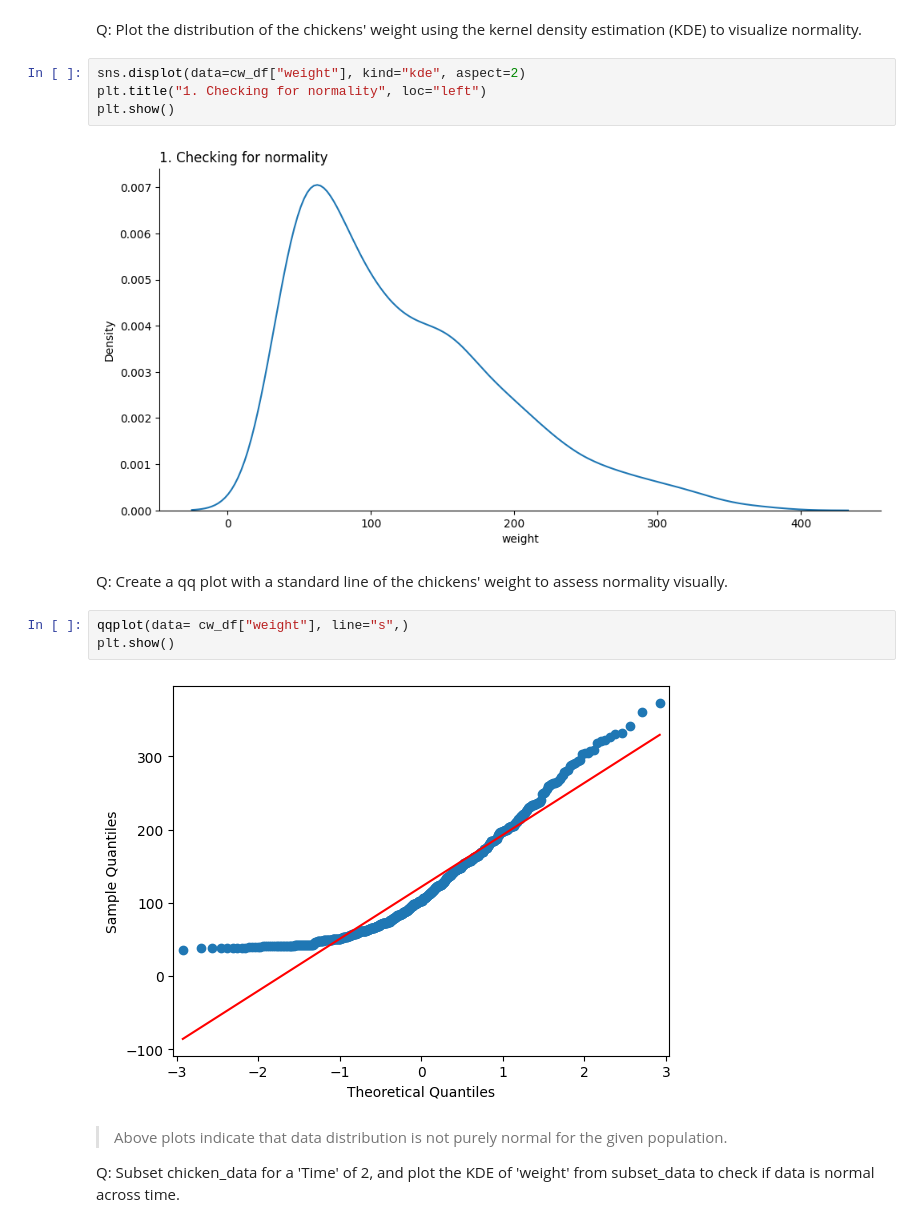
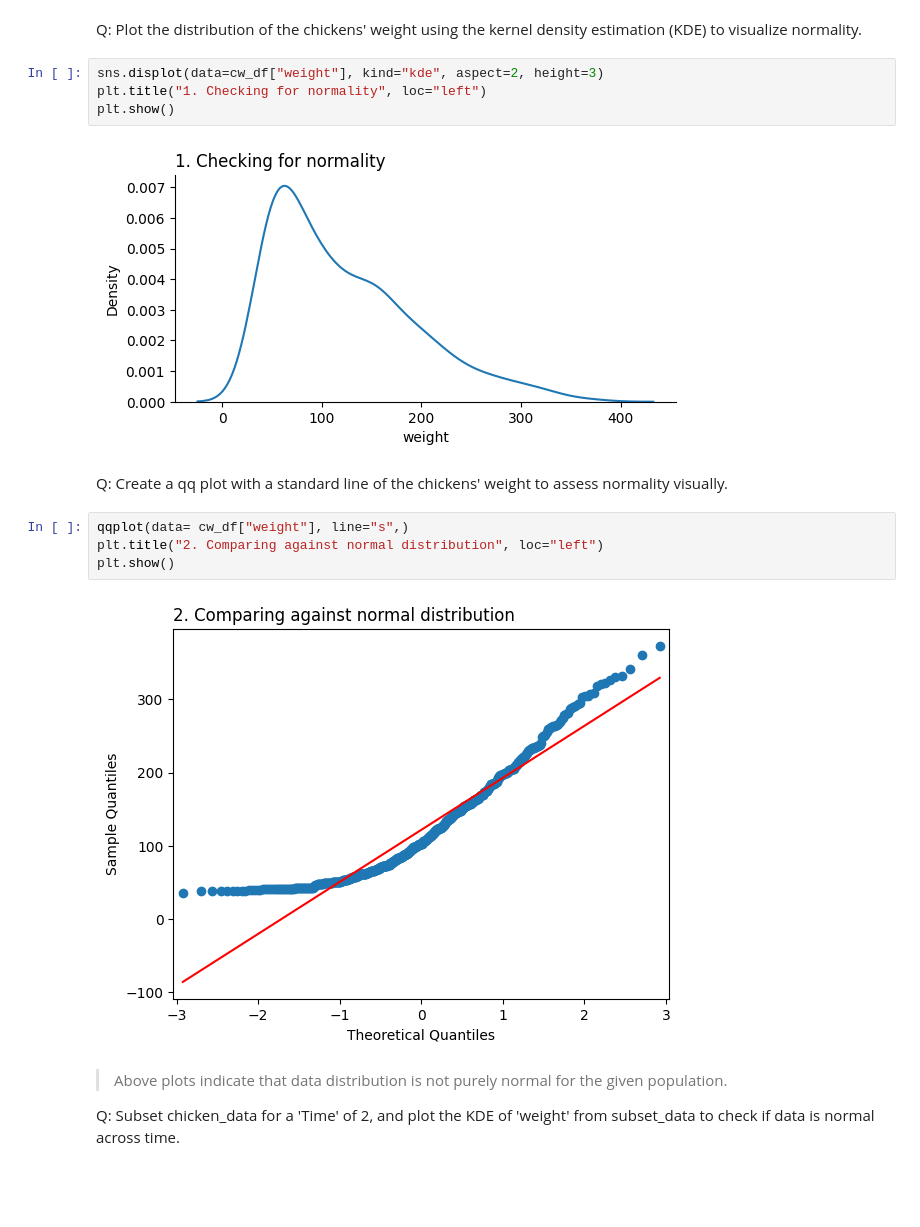
Before and after one commit to abhijeet-bhambere/python-ml-trail, a Jupyter notebook: experimental_design.ipynb, the cells around one changed output. Drawn from its saved outputs; the diff is of its cells as text; blank space fills up the shorter version.

```diff
--- a/experimental_design.ipynb
+++ b/experimental_design.ipynb
@@ -465,18 +573,19 @@ None
 # %% [markdown]
 Q: Plot the distribution of the chickens' weight using the kernel density estimation (KDE) to visualize normality.
 # %%
-sns.displot(data=cw_df["weight"], kind="kde", aspect=2)
+sns.displot(data=cw_df["weight"], kind="kde", aspect=2, height=3)
 plt.title("1. Checking for normality", loc="left")
 plt.show()
 # %% [output]
-[figure, old version]
+[figure, new version]
 # %% [markdown]
 Q: Create a qq plot with a standard line of the chickens' weight to assess normality visually.
 # %%
 qqplot(data= cw_df["weight"], line="s",)
+plt.title("2. Comparing against normal distribution", loc="left")
 plt.show()
 # %% [output]
-[figure, old version]
+[figure, new version]
 # %% [markdown]
 >Above plots indicate that data distribution is not purely normal for the given population.
 
```
Also changed, not shown: parts of 13 cells of this notebook.
